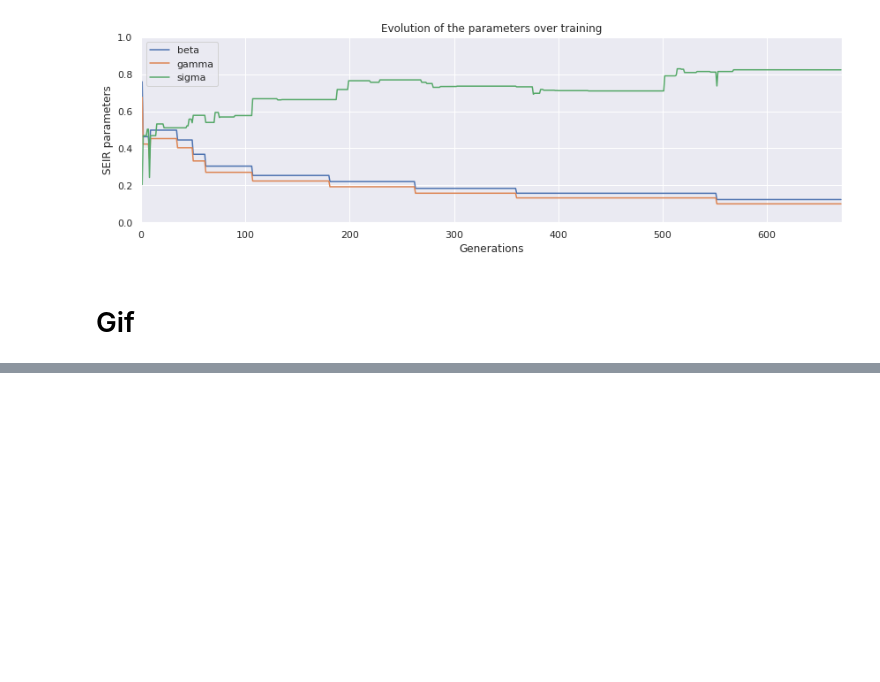
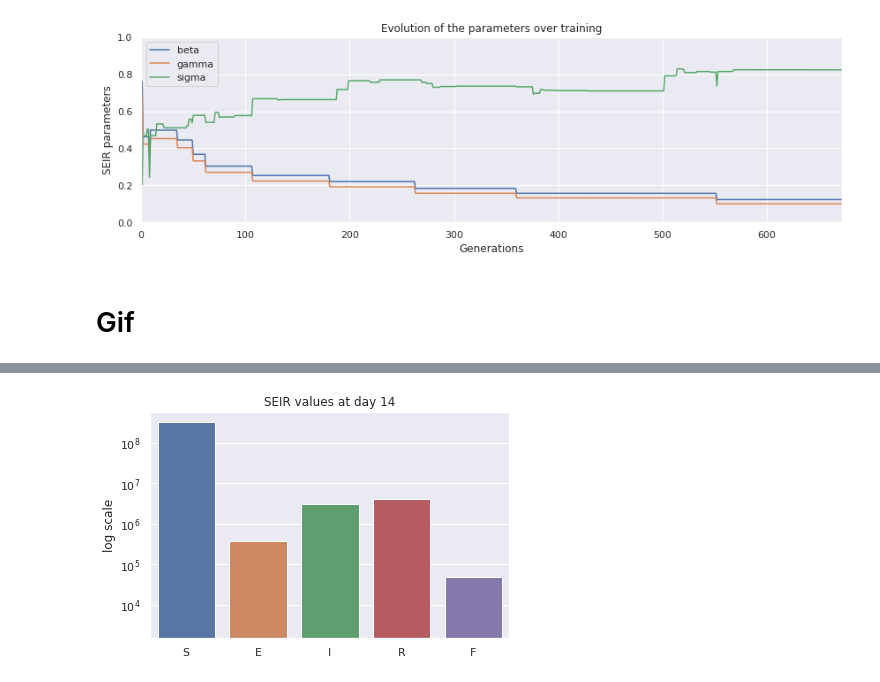
Before and after one commit to MGijon/BuildwithAI_Predictive_Algorithm, a Jupyter notebook: Data_exploration/plot design.ipynb, the cells around one changed output, grey strips where cells are left out. Cells and saved outputs as stored; diff of their text form; code cells hidden in the pictures; blank space fills up the shorter version.

```diff
--- a/Data_exploration/plot design.ipynb
+++ b/Data_exploration/plot design.ipynb
@@ -106,0 +155,22 @@ anim.save('line.gif', dpi=80, writer='imagemagick')
+# %%
+fig, ax = plt.subplots(figsize=(6,4))
+fig.set_tight_layout(True)
+
+palette = sns.color_palette()
+
+def update(i):
+    labels = seir.columns
+    sizes = seir.iloc[i].values
+    g = sns.barplot(x=labels, y=sizes)
+    g.set_yscale("log")
+    plt.title('SEIR values at day {}'.format(i))
+    ax.set_ylabel('log scale')
+
+    return ax
+
+plt.tight_layout()
+
+anim = FuncAnimation(fig, update, frames=np.arange(0, seir.shape[0]), interval=200)
+anim.save('../results/seir.gif', dpi=80, writer='imagemagick')
+# %% [output]
+[figure, added]
```
Also changed, not shown: parts of 6 cells of this notebook.
